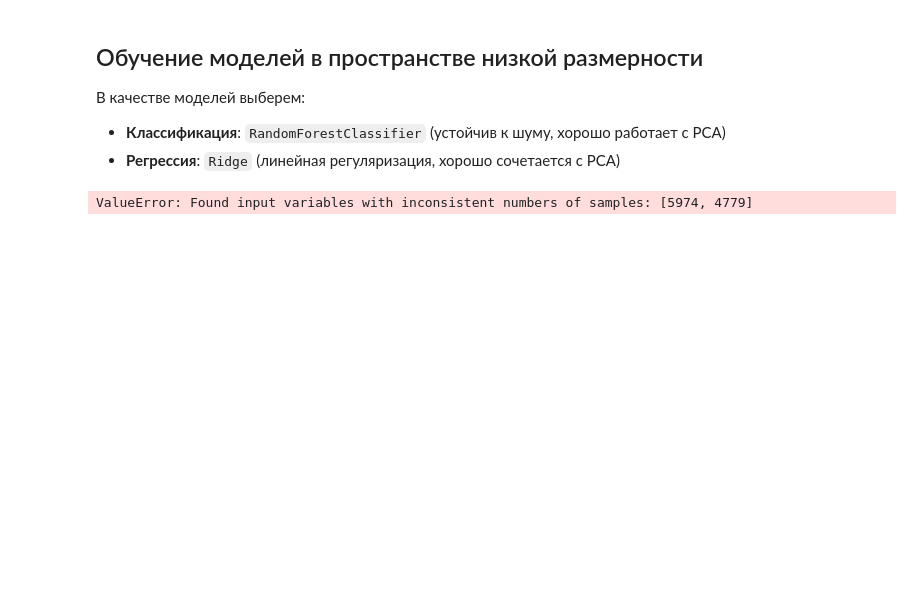
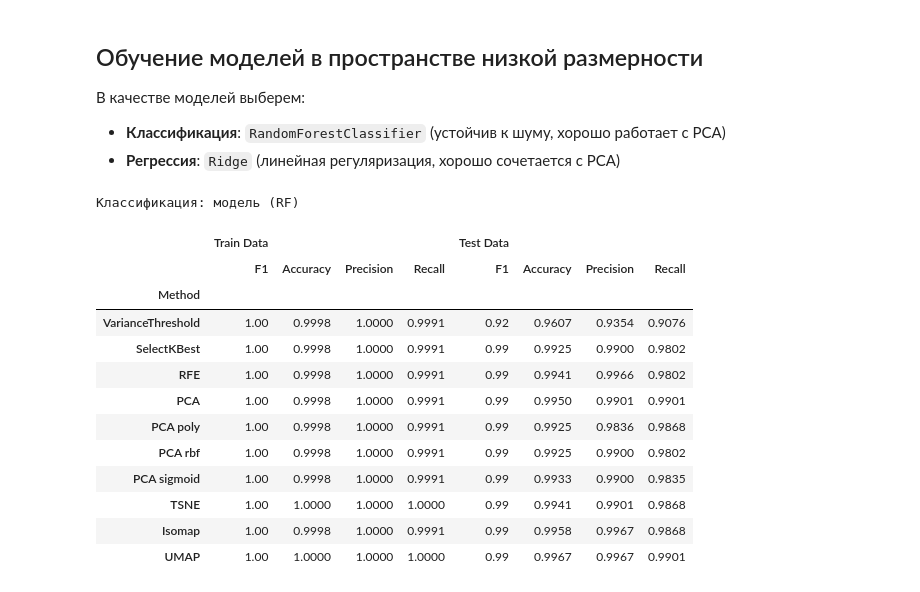
Before and after one commit to Baklanov-Daniil/master, a Jupyter notebook: mlbd/notebooks/lab6.ipynb, the cells around one changed output. Saved outputs shown, nothing was run; the diff lists cells and outputs as text; code cells hidden in the pictures; blank space fills up the shorter version.

```diff
--- a/mlbd/notebooks/lab6.ipynb
+++ b/mlbd/notebooks/lab6.ipynb
@@ -320,31 +351,38 @@ print(result_reg)
 # %%
-clf = RandomForestClassifier(n_estimators=100, random_state=42)
-reg = Ridge(alpha=1.0)
+holdout_cls = []
+fixed_clf = RandomForestClassifier(n_estimators=100, random_state=42)
+metrics_cls = ['F1', 'Accuracy', 'Precision', 'Recall']
 
-results = []
+for method_name, X in result_cls.items():
+    X_tr, X_te, y_tr, y_te = train_test_split(X, y_cls, test_size=0.2, random_state=42)
 
-for name, data in result_cls.items():
-    X_tr, X_te = data['X_train'], data['X_test']
-    task = data['task']
+    pipe = Pipeline([('scaler', StandardScaler()), ('model', fixed_clf)])
+    pipe.fit(X_tr, y_tr)
 
-        clf.fit(X_tr, y_cls_train)
-        if X_te is not None:
-            score = accuracy_score(y_cls_test, clf.predict(X_te))
-        else:
-            score = accuracy_score(y_cls_train, clf.predict(X_tr))
+    train_m = calculate_metrics_cls(y_tr, pipe.predict(X_tr))
+    test_m = calculate_metrics_cls(y_te, pipe.predict(X_te))
 
-    results.append({
-        'Method': name,
-        'Task': task.upper(),
-        'Metric': 'Accuracy' if task == 'cls' else 'R2',
-        'Score': score,
-        'Train Shape': X_tr.shape,
-        'Test Shape': X_te.shape if X_te is not None else 'N/A'
-    })
+    row = {'Method': method_name}
+    for m in metrics_cls:
+        row[('Train Data', m)] = fmt_val(train_m[m], m)
+        row[('Test Data', m)] = fmt_val(test_m[m], m)
+    holdout_cls.append(row)
 
-# Выводим таблицу результатов
-df_results = pd.DataFrame(results)
-print("\n📊 Результаты сравнения методов:")
-print(df_results.to_string(index=False))
+cols_cls = pd.MultiIndex.from_product([['Train Data', 'Test Data'], metrics_cls])
+df_cls = pd.DataFrame(holdout_cls).set_index('Method').reindex(columns=cols_cls)
+display(df_cls.style.set_caption("Классификация: модель (RF)"))
 # %% [output]
-ValueError: Found input variables with inconsistent numbers of samples: [5974, 4779]
+Классификация: модель (RF)
+|  | Train Data |  |  |  | Test Data |  |  |  |
+|  | F1 | Accuracy | Precision | Recall | F1 | Accuracy | Precision | Recall |
+| Method |  |  |  |  |  |  |  |  |
+| VarianceThreshold | 1.00 | 0.9998 | 1.0000 | 0.9991 | 0.92 | 0.9607 | 0.9354 | 0.9076 |
+| SelectKBest | 1.00 | 0.9998 | 1.0000 | 0.9991 | 0.99 | 0.9925 | 0.9900 | 0.9802 |
+| RFE | 1.00 | 0.9998 | 1.0000 | 0.9991 | 0.99 | 0.9941 | 0.9966 | 0.9802 |
+| PCA | 1.00 | 0.9998 | 1.0000 | 0.9991 | 0.99 | 0.9950 | 0.9901 | 0.9901 |
+| PCA poly | 1.00 | 0.9998 | 1.0000 | 0.9991 | 0.99 | 0.9925 | 0.9836 | 0.9868 |
+| PCA rbf | 1.00 | 0.9998 | 1.0000 | 0.9991 | 0.99 | 0.9925 | 0.9900 | 0.9802 |
+| PCA sigmoid | 1.00 | 0.9998 | 1.0000 | 0.9991 | 0.99 | 0.9933 | 0.9900 | 0.9835 |
+| TSNE | 1.00 | 1.0000 | 1.0000 | 1.0000 | 0.99 | 0.9941 | 0.9901 | 0.9868 |
+| Isomap | 1.00 | 0.9998 | 1.0000 | 0.9991 | 0.99 | 0.9958 | 0.9967 | 0.9868 |
+| UMAP | 1.00 | 1.0000 | 1.0000 | 1.0000 | 0.99 | 0.9967 | 0.9967 | 0.9901 |
```
Also changed, not shown: parts of 21 cells of this notebook, 1 other file.
